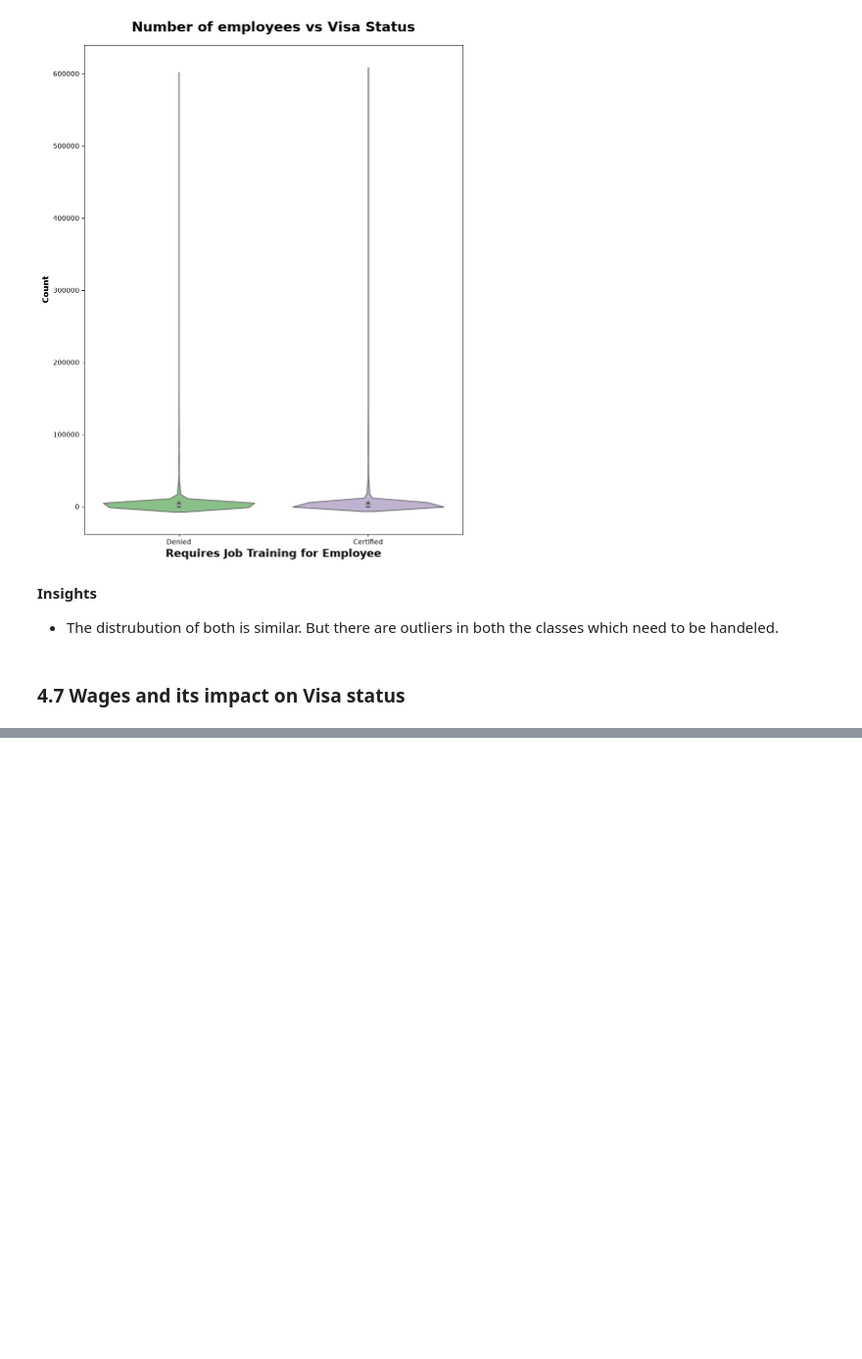
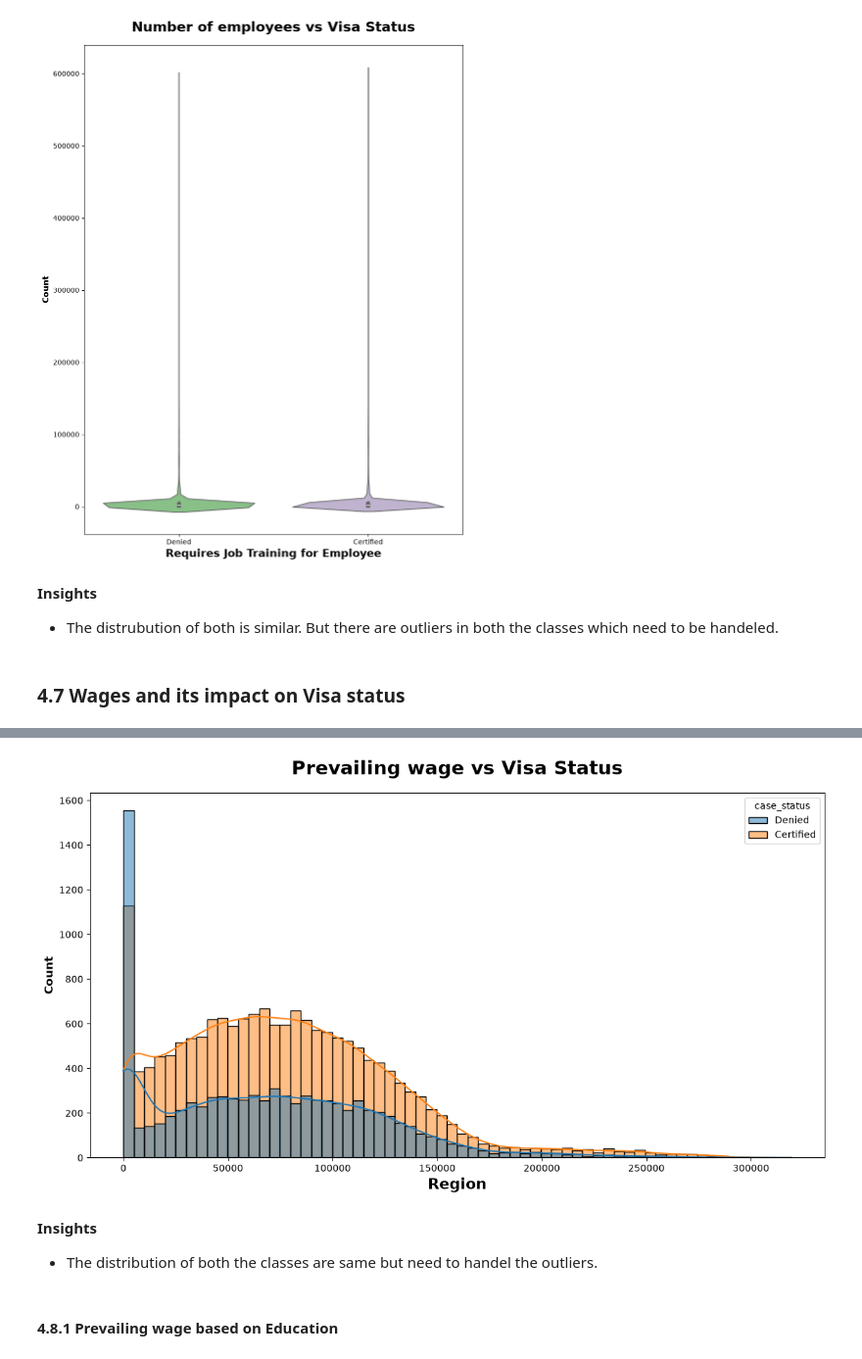
Before and after one commit to mdzaheerjk/Global-Mobility-Application-Analyzer, a Jupyter notebook: notebooks/1_EDA_Visa.ipynb, the cells around one changed output, grey strips where cells are left out. Shown at 98% size. Drawn from its saved outputs; the diff is of its cells as text; code cells hidden in the pictures; blank space fills up the shorter version.

```diff
--- a/notebooks/1_EDA_Visa.ipynb
+++ b/notebooks/1_EDA_Visa.ipynb
@@ -460,0 +510,14 @@ plt.show()
+# %%
+plt.subplots(figsize=(14,7))
+sns.histplot(x="prevailing_wage",hue="case_status", data=df, kde=True)
+plt.title("Prevailing wage vs Visa Status", weight="bold",fontsize=20, pad=20)
+plt.xlabel("Region", weight="bold", fontsize=16)
+plt.ylabel("Count", weight="bold", fontsize=12)
+plt.show()
+# %% [output]
+[figure, added]
+# %% [markdown]
+**Insights**
+ - The distribution of both the classes are same but need to handel the outliers.
+# %% [markdown]
+#### 4.8.1 Prevailing wage based on Education
```
Also changed, not shown: parts of 19 cells of this notebook, 6 other files.
